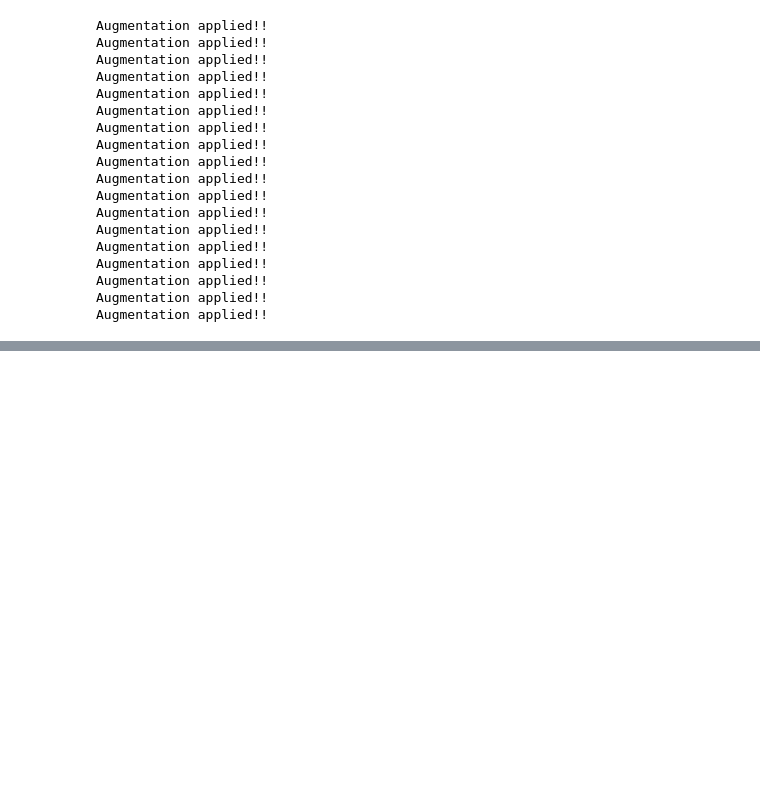
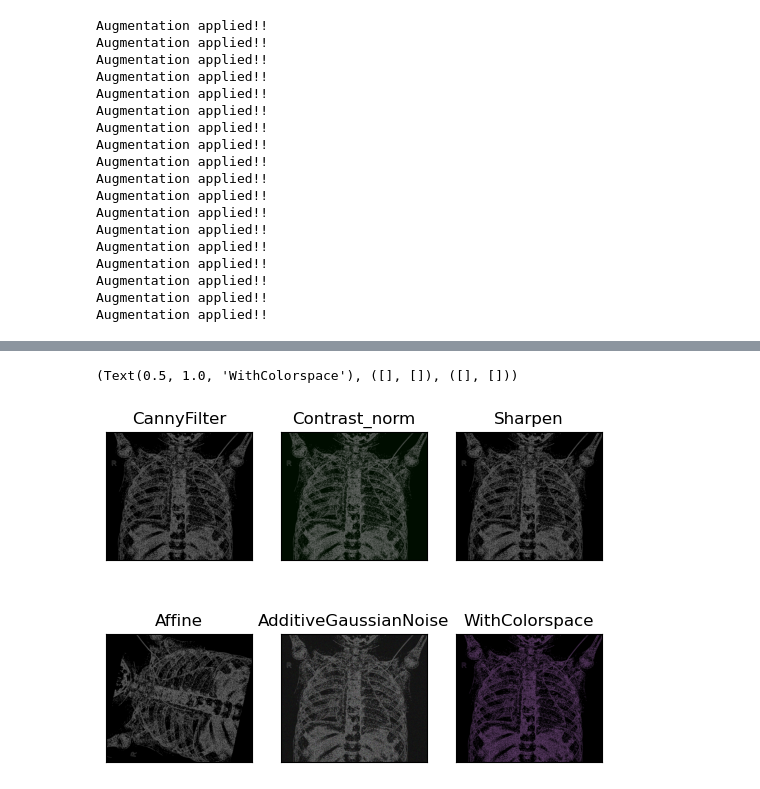
Before and after one commit to aalvaradog/Proyecto2IA, a Jupyter notebook: AplicaciónFiltros.ipynb, the cells around one changed output, grey strips where cells are left out. Cells and saved outputs as stored; diff of their text form; code cells hidden in the pictures; blank space fills up the shorter version.

```diff
--- a/AplicaciónFiltros.ipynb
+++ b/AplicaciónFiltros.ipynb
@@ -234,0 +392,65 @@ Augmentation applied!!
+# %%
+import os
+import cv2
+import numpy as np
+import imgaug.augmenters as iaa
+
+from matplotlib import pyplot as plt
+
+img = cv2.imread('cannyFilter.jpeg')
+
+
+
+contrast_norm = iaa.ContrastNormalization((0.5, 2.0), per_channel=0.5)
+sharpen = iaa.Sharpen(alpha=(0, 1.0), lightness=(0.75, 1.5))
+affine = iaa.Affine(rotate=(-90, 90))
+AdditiveGaussianNoise =  iaa.AdditiveGaussianNoise(scale=0.2*255, per_channel=True)
+WithColorspace = iaa.WithColorspace(
+to_colorspace="RGB",
+from_colorspace="RGB",
+    children=[
+        iaa.WithChannels(0, iaa.Add((-100, 100))),  # Añade 100 a los valores del canal rojo
+        iaa.WithChannels(1, iaa.Multiply((0.5, 2.0))),  # Multiplica por 1.5 los valores del canal verde
+        iaa.WithChannels(2, iaa.ContrastNormalization((0.5, 2.0)))  # Normaliza el contraste en el canal azul
+    ]
+)
+
+
+
+
+
+
+
+
+contrast_norm = contrast_norm.augment_image(img)
+
+sharpen = sharpen.augment_image(img)
+
+affine = affine.augment_image(img)
+
+
+AdditiveGaussianNoise = AdditiveGaussianNoise.augment_image(img)
+
+
+WithColorspace = WithColorspace.augment_image(img)
+
+plt.subplot(2, 3, 1), plt.imshow(img, cmap='gray')
+plt.title('CannyFilter'), plt.xticks([]), plt.yticks([])
+
+plt.subplot(2, 3,2), plt.imshow(contrast_norm, cmap='gray')
+plt.title('Contrast_norm'), plt.xticks([]), plt.yticks([])
+
+plt.subplot(2, 3,3), plt.imshow(sharpen, cmap='gray')
+plt.title('Sharpen'), plt.xticks([]), plt.yticks([])
+
+plt.subplot(2, 3,4), plt.imshow(affine, cmap='gray')
+plt.title('Affine'), plt.xticks([]), plt.yticks([])
+
+plt.subplot(2, 3,5), plt.imshow(AdditiveGaussianNoise, cmap='gray')
+plt.title('AdditiveGaussianNoise'), plt.xticks([]), plt.yticks([])
+
+plt.subplot(2, 3,6), plt.imshow(WithColorspace, cmap='gray')
+plt.title('WithColorspace'), plt.xticks([]), plt.yticks([])
+# %% [output]
+(Text(0.5, 1.0, 'WithColorspace'), ([], []), ([], []))
+[figure, added]
```
Also changed, not shown: parts of 4 cells of this notebook, 4 other files.
